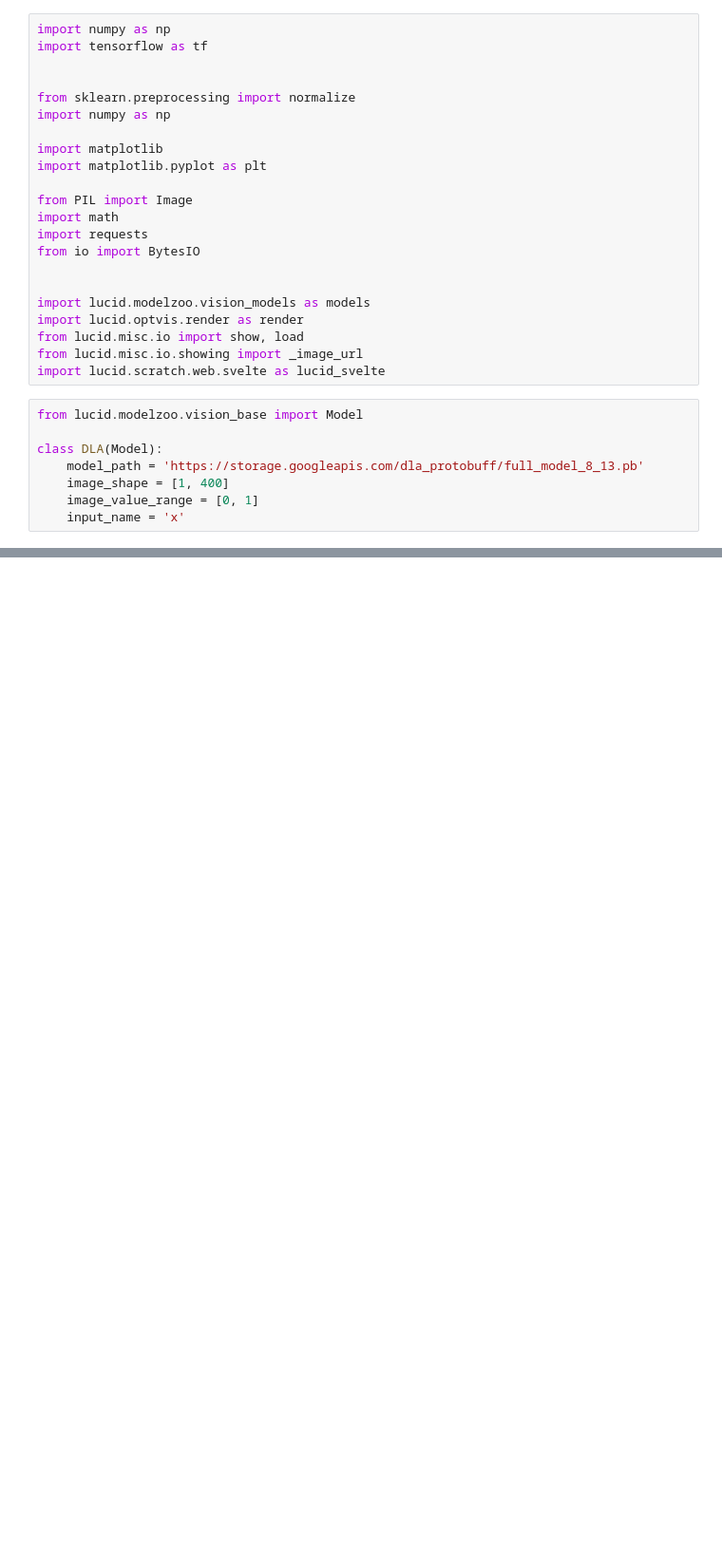
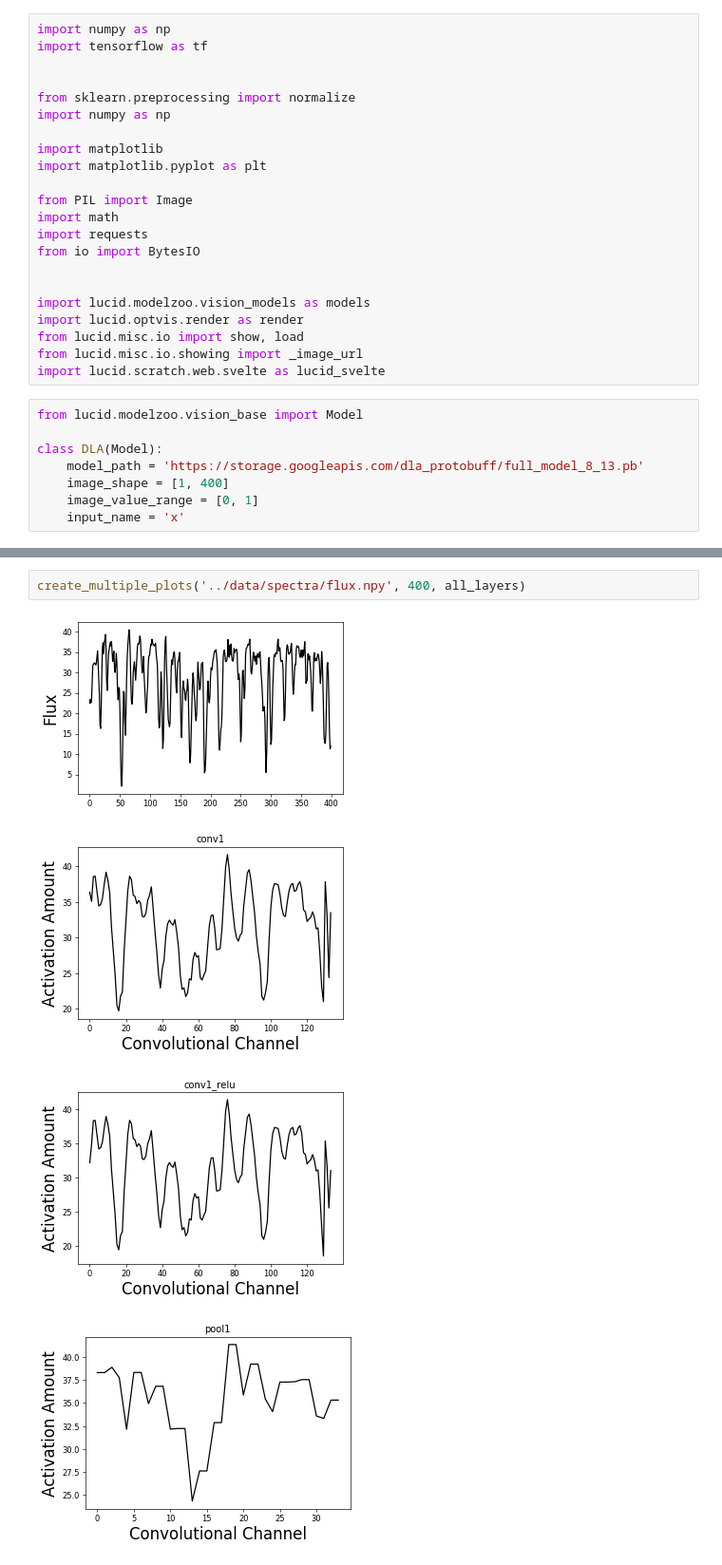
Before and after one commit to DeepIGM/dla_cnn, a Jupyter notebook: lucid_work/notebooks/semantic_dictionary.ipynb, the cells around one changed output, grey strips where cells are left out. Shown at 95% size. Drawn from its saved outputs; the diff is of its cells as text; blank space fills up the shorter version.

```diff
--- a/lucid_work/notebooks/semantic_dictionary.ipynb
+++ b/lucid_work/notebooks/semantic_dictionary.ipynb
@@ -296,0 +314,7 @@ acts = run('../data/spectra/flux.npy', 0, 'conv1', True)
+# %%
+create_multiple_plots('../data/spectra/flux.npy', 400, all_layers)
+# %% [output]
+[figure, added]
+[figure, added]
+[figure, added]
+[figure, added]
```
Also changed, not shown: parts of 24 cells of this notebook, 4 other files.
